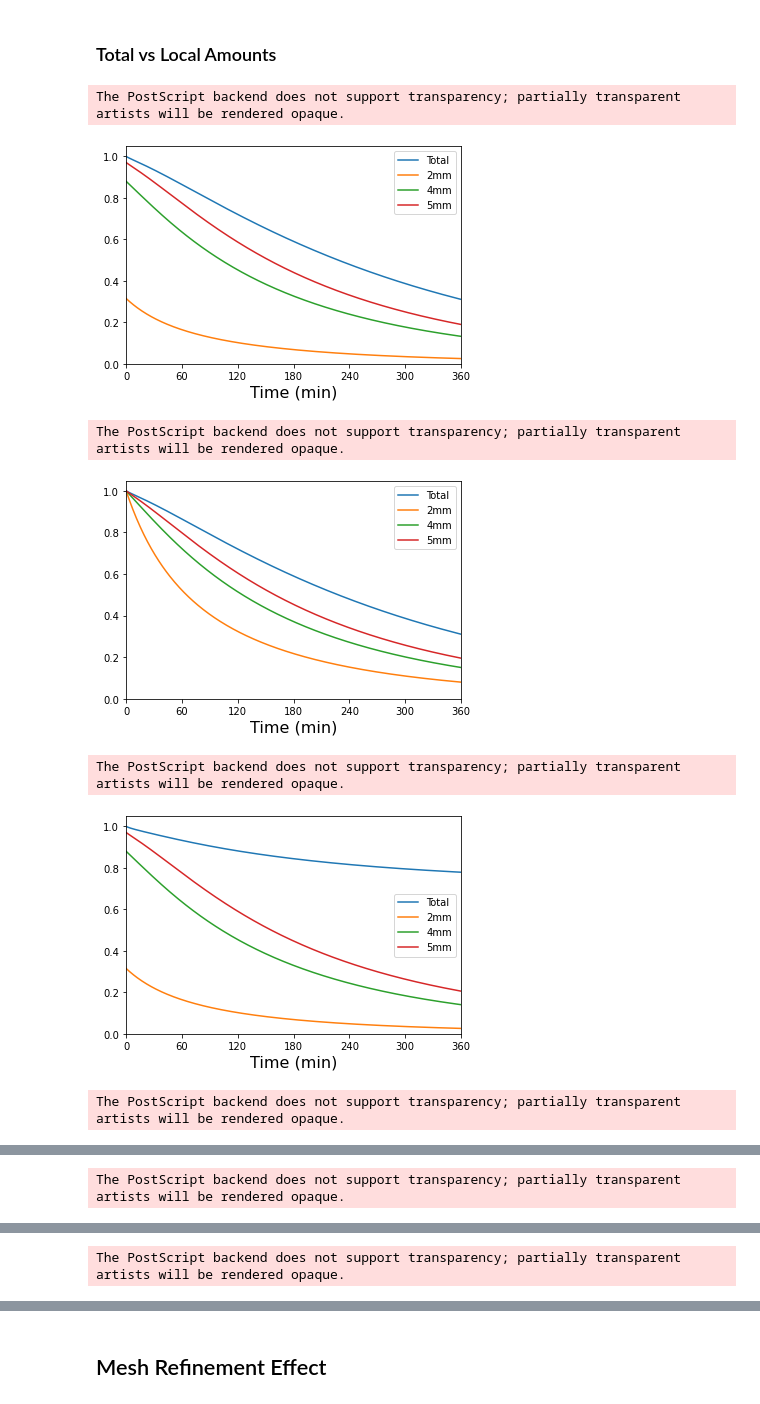
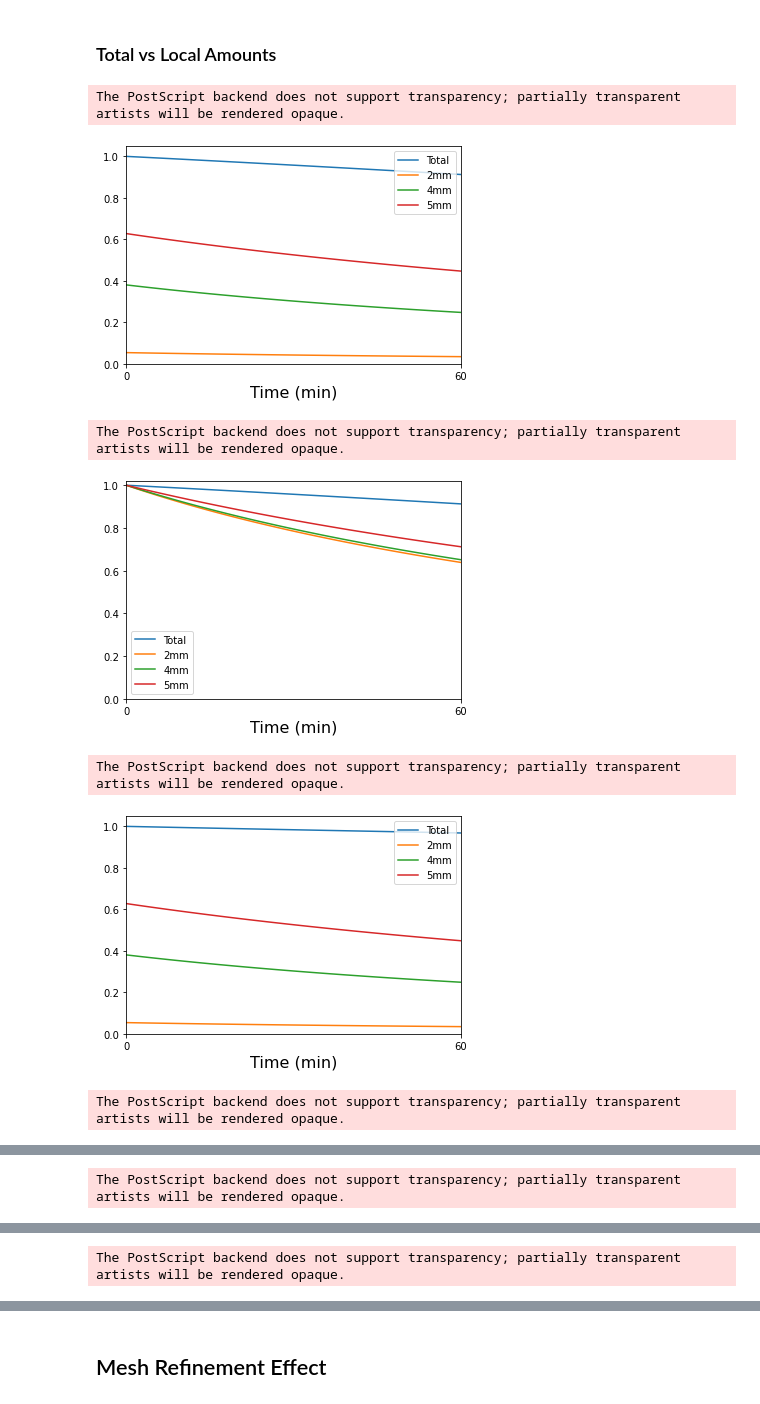
Before and after one commit to jorgenriseth/multirat, a Jupyter notebook: notebooks/Visualization and Measurements.ipynb, the cells around one changed output, grey strips where cells are left out. Drawn from its saved outputs; the diff is of its cells as text; code cells hidden in the pictures.

```diff
--- a/notebooks/Visualization and Measurements.ipynb
+++ b/notebooks/Visualization and Measurements.ipynb
@@ -17,7 +14,7 @@ ModuleNotFoundError: No module named 'skallaflow'
 # %%
 def get_values(model, resolution, function, hours=np.inf):
     storagepath = Path(f"../results/results-{model}-mesh{res}")
-    storage = sf.TimeSeriesStorage("r", storagepath)
+    storage = TimeSeriesStorage("r", storagepath)
 
     endtime = 3600 * hours
     times = storage.times
@@ -59,7 +56,7 @@ values = {}
 times = {}
 
 # Poster values of interest
-resolutions = [8, 16, 32, 64]
+resolutions = [8]#, 16, 32, 64]
 hours = 6
 
 
@@ -113,36 +113,36 @@ amount_plot_labels = {
     "amount_total": "Total",
     "amount_cube2": "2mm",
     "amount_cube4": "4mm",
     "amount_cube5": "5mm"
 }
 
 for model in models:
-    res = 64
+    res = 8
     time = times[model][res]
     fig, ax = plt.subplots()
     for funcname, funclabel in amount_plot_labels.items():
         plot_wrapper(time, values[model][res][funcname], relative=False, label=funclabel, ax=ax)
     ax.set_ylim(0, None)
     plt.legend()
     plt.savefig(f"{RESULTS_DIR}/figures/inulin-diffusion-amounts-{model}-res{res}-{hours}hours-absolute.png", bbox_inches="tight")
     plt.savefig(f"{RESULTS_DIR}/figures/inulin-diffusion-amounts-{model}-res{res}-{hours}hours-absolute.eps", format='eps', bbox_inches="tight")
     plt.show()
 
 
     fig, ax = plt.subplots()
     for funcname, funclabel in amount_plot_labels.items():
         plot_wrapper(time, values[model][res][funcname], relative=True, label=funclabel, ax=ax)
 
     plt.legend()
     plt.savefig(f"{RESULTS_DIR}/figures/inulin-diffusion-amounts-{model}-res{res}-{hours}hours-relative.png", bbox_inches="tight")
     plt.savefig(f"{RESULTS_DIR}/figures/inulin-diffusion-amounts-{model}-res{res}-{hours}hours-relative.eps", format="eps", bbox_inches="tight")
 
     plt.show()
 # %% [output]
 The PostScript backend does not support transparency; partially transparent artists will be rendered opaque.
-[figure, old version]
+[figure, new version]
 The PostScript backend does not support transparency; partially transparent artists will be rendered opaque.
-[figure, old version]
+[figure, new version]
 The PostScript backend does not support transparency; partially transparent artists will be rendered opaque.
-[figure, old version]
+[figure, new version]
 The PostScript backend does not support transparency; partially transparent artists will be rendered opaque.
```
Also changed, not shown: parts of 5 cells of this notebook, 22 other files.
